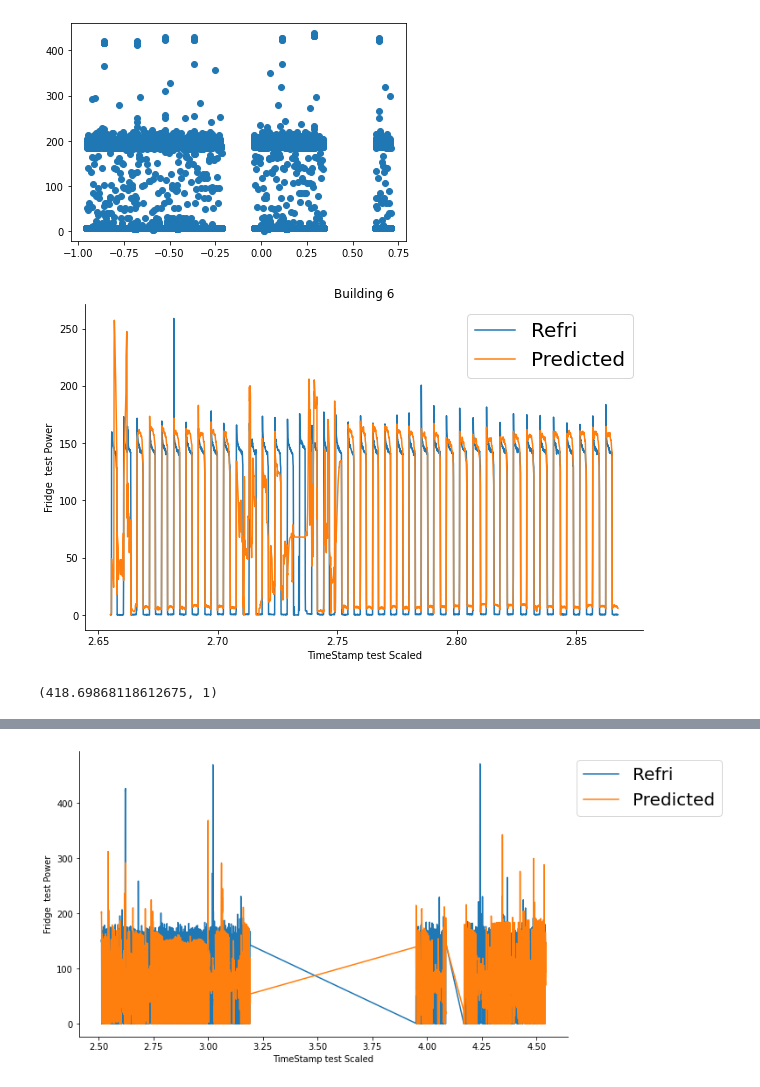
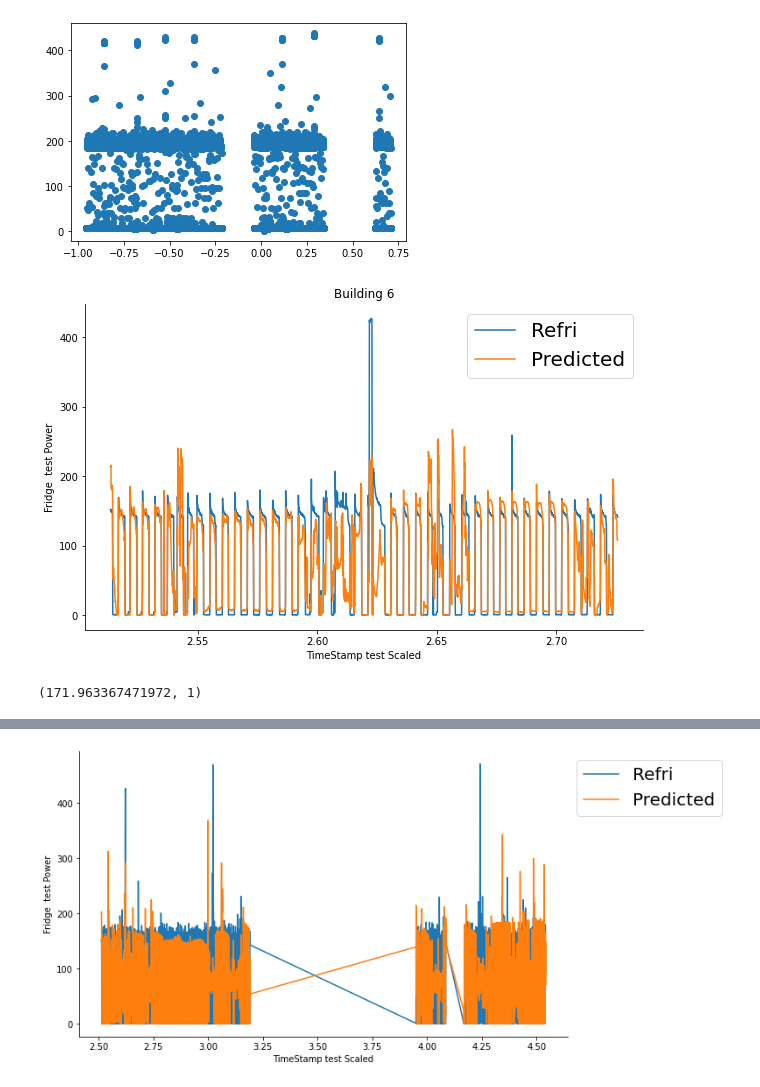
Before and after one commit to Aadesh-1404/nilm-gaussian-process, a Jupyter notebook: AAAI/gp_mean_std_.ipynb, the cells around one changed output, grey strips where cells are left out. Cells and saved outputs as stored; diff of their text form; code cells hidden in the pictures.

```diff
--- a/AAAI/gp_mean_std_.ipynb
+++ b/AAAI/gp_mean_std_.ipynb
@@ -73,8 +73,12 @@ def dataset_load(appliances, train, test=None):
     x_train_max_min = []
     x_train_main = []
     x_train_main_dif = []
+    x_train_max = []
+    x_train_min = []
     n = 99
+    m = 9
     units_to_pad = n // 2
+    units_to_pad1 = m//2
     scaler_x = StandardScaler()
     scaler_y = StandardScaler()
     scaler_time = StandardScaler()
@@ -83,6 +87,8 @@ def dataset_load(appliances, train, test=None):
     scaler_max_min = StandardScaler()
     scaler_main = StandardScaler()
     scaler_diff = StandardScaler()
+    scaler_max = StandardScaler()
+    scaler_min = StandardScaler()
     # train
     for key, values in train.items():
         df = pd.read_csv(
@@ -105,6 +111,7 @@ def dataset_load(appliances, train, test=None):
         x_train_main.extend(x)
         y = df[appliances[0]].values
         timestamp_train = (pd.to_datetime(df["Timestamp"]).astype(int)/ 10**18).values
+        x2 = x
         x = jnp.pad(x, (units_to_pad, units_to_pad),
                     'constant', constant_values=(0, 0))
         x = jnp.array([x[i: i + n] for i in range(len(x) - n + 1)])
@@ -112,7 +119,12 @@ def dataset_load(appliances, train, test=None):
         x_train_mean.extend(jnp.mean(x, axis=1))
         # print(0)
         x_train_std.extend(jnp.std(x, axis=1))
+        x1 = jnp.pad(x2, (units_to_pad1, units_to_pad1),
+                    'constant', constant_values=(0, 0))
+        x1 = jnp.array([x1[i: i + m] for i in range(len(x1) - m + 1)])
         x_train_max_min.extend(jnp.max(x, axis=1)-jnp.min(x,axis=1))
+        x_train_max.extend(jnp.max(x1, axis = 1))
+        x_train_min.extend(jnp.min(x1, axis = 1))
         x_train.extend(x)
         y_train.extend(y)
         x_train_timestamp.extend(torch.tensor(timestamp_train))
@@ -127,6 +139,8 @@ def dataset_load(appliances, train, test=None):
     x_train_mean = jnp.array(x_train_mean).reshape(-1,1)
     x_train_std =  jnp.array(x_train_std).reshape(-1,1)
     x_train_max_min =  jnp.array(x_train_max_min).reshape(-1,1)
+    x_train_max =  jnp.array(x_train_max).reshape(-1,1)
+    x_train_min =  jnp.array(x_train_min).reshape(-1,1)
     # x_train_diff =  jnp.array(x_train_diff).reshape(-1,1)
 
 
@@ -138,6 +152,8 @@ def dataset_load(appliances, train, test=None):
     x_train_mean = scaler_mean.fit_transform(x_train_mean)
     x_train_std = scaler_std.fit_transform(x_train_std)
     x_train_max_min = scaler_max_min.fit_transform(x_train_max_min)
+    x_train_max = scaler_max.fit_transform(x_train_max)
+    x_train_min = scaler_min.fit_transform(x_train_min)
     # x_train_diff = scaler_diff.fit_transform(x_train_diff)
 
     # test
@@ -149,6 +165,8 @@ def dataset_load(appliances, train, test=None):
     x_test_max_min = []
     x_test_timestamp_true =[]
     x_test_main = []
+    x_test_max = []
+    x_test_min = []
 
 
     for key, values in test.items():
@@ -173,13 +191,19 @@ def dataset_load(appliances, train, test=None):
 
         timestamp_true = df["Timestamp"].values
         timestamp = (pd.to_datetime(df["Timestamp"]).astype(int)/ 10**18).values
+        x2 = x
         x = jnp.pad(x, (units_to_pad, units_to_pad),
                     'constant', constant_values=(0, 0))
         x = jnp.array([x[i: i + n] for i in range(len(x) - n + 1)])
 
         x_test_mean.extend(jnp.mean(x, axis=1))
         x_test_std.extend(jnp.std(x, axis=1))
+        x1 = jnp.pad(x2, (units_to_pad1, units_to_pad1),
+                    'constant', constant_values=(0, 0))
+        x1 = jnp.array([x1[i: i + m] for i in range(len(x1) - m + 1)])
         x_test_max_min.extend(jnp.max(x, axis=1)-jnp.min(x, axis=1))
+        x_test_max.extend(jnp.max(x1, axis=1))
+        x_test_min.extend(jnp.min(x1, axis=1))
         x_test.extend(x)
         y_test.extend(y)
         x_test_timestamp_true.extend(timestamp_true)
@@ -195,6 +219,8 @@ def dataset_load(appliances, train, test=None):
     x_test_mean = jnp.array(x_test_mean).reshape(-1,1)
     x_test_std =  jnp.array(x_test_std).reshape(-1,1)
     x_test_max_min =  jnp.array(x_test_max_min).reshape(-1,1)
+    x_test_max = jnp.array(x_test_max).reshape(-1,1)
+    x_test_min = jnp.array(x_test_min).reshape(-1,1)
 
     x_test = scaler_x.transform(x_test)
     x_test_timestamp = scaler_time.transform(x_test_timestamp)
@@ -202,6 +228,8 @@ def dataset_load(appliances, train, test=None):
     x_test_std = scaler_std.transform(x_test_std)
     x_test_max_min = scaler_max_min.transform(x_test_max_min)
     x_test_main = scaler_main.transform(x_test_main)
+    x_test_max =  scaler_max.transform(x_test_max)
+    x_test_min = scaler_min.transform(x_test_min)
     # x_test_diff = scaler_diff.transform(x_test_diff)
 #     y_test = scaler_y.transform(y_test)
 
@@ -215,9 +243,10 @@ def dataset_load(appliances, train, test=None):
     y_test = jnp.array(y_test)
     x_test_timestamp = torch.tensor(x_test_timestamp).reshape(x_test_timestamp.shape[0], 1).to(torch.float64)
 
-
-    x_train_features = jnp.concatenate((x_train_main, x_train_mean, x_train_max_min), axis=1).reshape(x_train.shape[0], 3)
-    x_test_features = jnp.concatenate((x_test_main, x_test_mean, x_test_max_min), axis=1).reshape(x_test.shape[0], 3)
+    #x_train_std,
+    #, x_test_std, x_test_max_min,
+    x_train_features = jnp.concatenate((x_train_main, x_train_mean,  x_train_max_min,x_train_max, x_train_min), axis=1).reshape(x_train.shape[0], 5)
+    x_test_features = jnp.concatenate((x_test_main, x_test_mean,  x_test_max_min, x_test_max, x_test_min), axis=1).reshape(x_test.shape[0], 5)
 
     scalers = np.array([scaler_x, scaler_y, scaler_time, scaler_main, scaler_mean, scaler_std, scaler_max_min])
     return x_train, y_train, x_test, y_test, x_train_features, x_test_features, x_train_timestamp, x_test_timestamp, scalers, x_test_main
@@ -257,10 +306,10 @@ x_test_zeros = np.zeros(x_test_diff.shape)
 # %%
-x_train_features = jnp.concatenate((x_train_features,jnp.array(np.array(x_train_zeros.reshape(-1,1))), jnp.array(np.array(x_train_diff.reshape(-1,1)))), axis=1)
-x_test_features = jnp.concatenate((x_test_features, jnp.array(np.array(x_test_zeros.reshape(-1,1))), jnp.array(np.array(x_test_diff.reshape(-1,1)))), axis=1)
+x_train_features = jnp.concatenate((x_train_features, jnp.array(np.array(x_train_diff.reshape(-1,1)))), axis=1)
+x_test_features = jnp.concatenate((x_test_features, jnp.array(np.array(x_test_diff.reshape(-1,1)))), axis=1)
 # %%
 import gpytorch
 indexes = 53456
-n = 5
+n = 6
 x = torch.tensor(np.array(x_train_features)).to(torch.float64)
 y = torch.tensor(np.array(y_train)).reshape(-1,).to(torch.float64)
 xt = torch.tensor(np.array(x_test_features)).to(torch.float64)
@@ -784,19 +827,19 @@ plt.scatter(x_train_timstamp[:idx], y_train1[:idx], label = "Refri")
 [figure]
 # %%
 idx = 3000#x2.shape[0]
-start = 2000
+start = 0
 plt.figure(figsize=(10,6))
 # plt.plot(x_test_timestamp[:idx], scalers[3].inverse_transform(x1)[:idx], label = "Main")
 # plt.plot(x_test_timestamp[:idx], scalers[-1].inverse_transform(x2)[:idx], label = "Main Ref Dif")
 plt.plot(x_test_timestamp[start:start+idx], yt.cpu()[start:start+idx], label = "Refri")
 plt.plot(x_test_timestamp[start:start+idx], y_mean[start:start+idx], label = "Predicted")
 plt.legend(bbox_to_anchor=(1, 1),fontsize=20)
 plt.xlabel("TimeStamp test Scaled")
 plt.ylabel("Fridge  test Power")
 plt.title("Building 6")
 sns.despine()
 # %% [output]
-[figure, old version]
+[figure, new version]
 # %%
 value, count = np.unique(y_mean, return_counts=True)
 
@@ -804,7 +847,7 @@ Z = [x for _,x in sorted(zip(value,count))]
 
 value[13000:14000].max(), count[13000:14000].max()
 # %% [output]
-(418.69868118612675, 1)
+(171.963367471972, 1)
 # %%
 y_mean1 = np.array(y_mean)
 for i in range(len(y_mean)):
```
Also changed, not shown: parts of 21 cells of this notebook, 2 other files.
